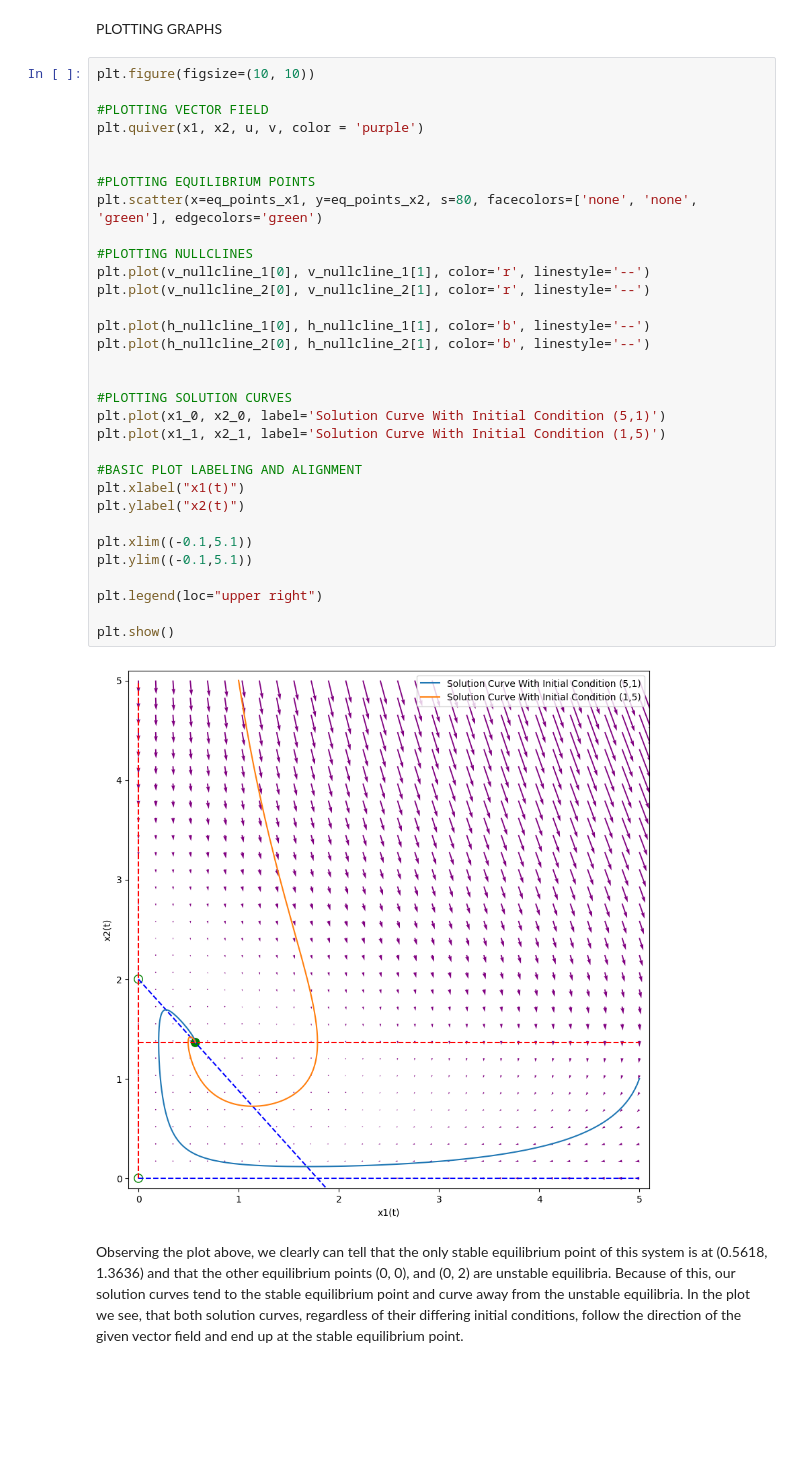
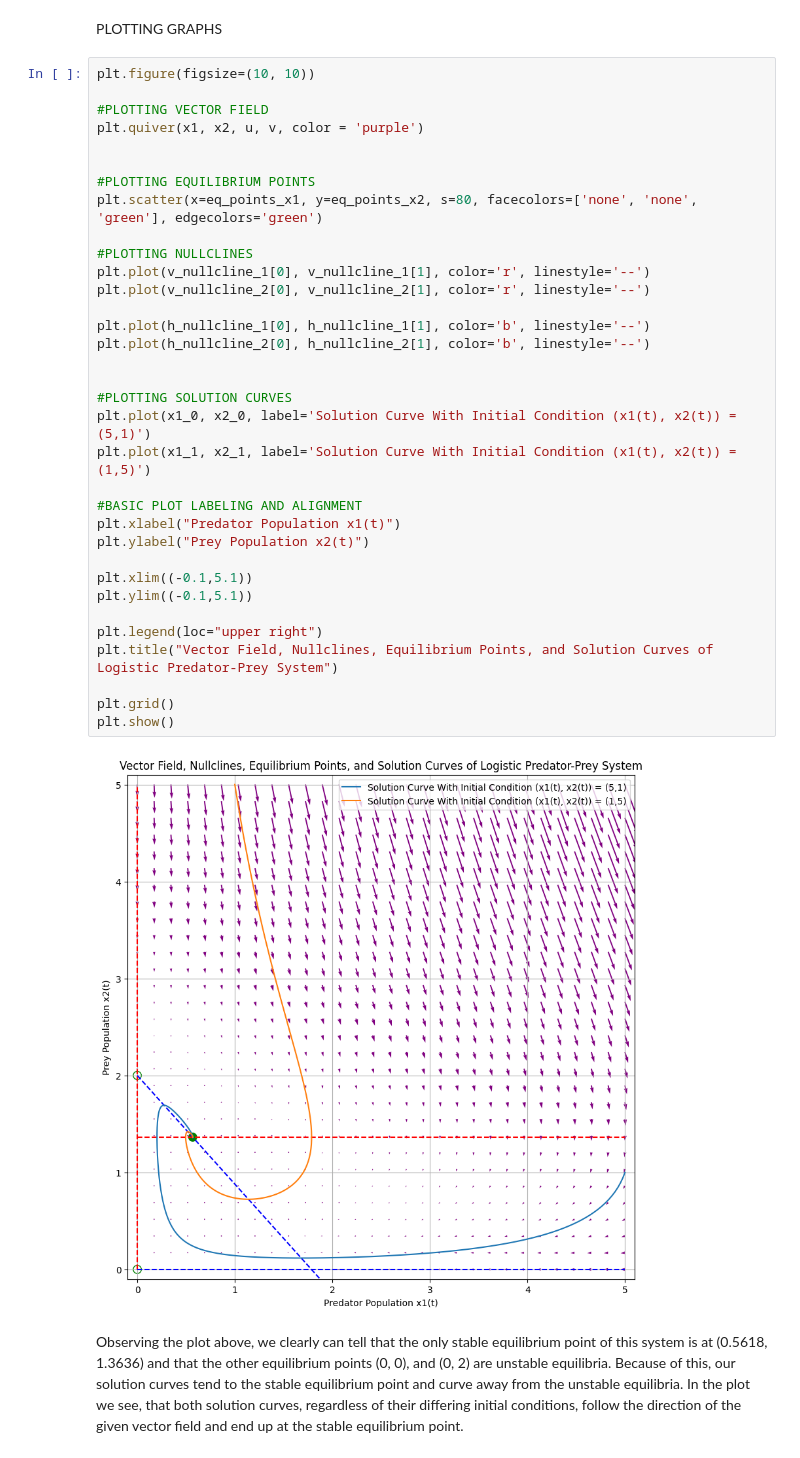
Before and after one commit to MrAnish123/Differential-Equations-Project-1, a Jupyter notebook: SetC.ipynb, the cells around one changed output. Cells and saved outputs as stored; diff of their text form; blank space fills up the shorter version.

```diff
--- a/SetC.ipynb
+++ b/SetC.ipynb
@@ -79,37 +79,39 @@ PLOTTING GRAPHS
 # %%
 plt.figure(figsize=(10, 10))
 
 #PLOTTING VECTOR FIELD
 plt.quiver(x1, x2, u, v, color = 'purple')
 
 
 #PLOTTING EQUILIBRIUM POINTS
 plt.scatter(x=eq_points_x1, y=eq_points_x2, s=80, facecolors=['none', 'none', 'green'], edgecolors='green')
 
 #PLOTTING NULLCLINES
 plt.plot(v_nullcline_1[0], v_nullcline_1[1], color='r', linestyle='--')
 plt.plot(v_nullcline_2[0], v_nullcline_2[1], color='r', linestyle='--')
 
 plt.plot(h_nullcline_1[0], h_nullcline_1[1], color='b', linestyle='--')
 plt.plot(h_nullcline_2[0], h_nullcline_2[1], color='b', linestyle='--')
 
 
 #PLOTTING SOLUTION CURVES
-plt.plot(x1_0, x2_0, label='Solution Curve With Initial Condition (5,1)')
-plt.plot(x1_1, x2_1, label='Solution Curve With Initial Condition (1,5)')
+plt.plot(x1_0, x2_0, label='Solution Curve With Initial Condition (x1(t), x2(t)) = (5,1)')
+plt.plot(x1_1, x2_1, label='Solution Curve With Initial Condition (x1(t), x2(t)) = (1,5)')
 
 #BASIC PLOT LABELING AND ALIGNMENT
-plt.xlabel("x1(t)")
-plt.ylabel("x2(t)")
+plt.xlabel("Predator Population x1(t)")
+plt.ylabel("Prey Population x2(t)")
 
 plt.xlim((-0.1,5.1))
 plt.ylim((-0.1,5.1))
 
 plt.legend(loc="upper right")
+plt.title("Vector Field, Nullclines, Equilibrium Points, and Solution Curves of Logistic Predator-Prey System")
 
+plt.grid()
 plt.show()
 # %% [output]
-[figure, old version]
+[figure, new version]
 # %% [markdown]
 Observing the plot above, we clearly can tell that the only stable equilibrium point of this system is at (0.5618, 1.3636) and that the other equilibrium points (0, 0), and (0, 2) are unstable equilibria. Because of this, our solution curves tend to the stable equilibrium point and curve away from the unstable equilibria. In the plot we see, that both solution curves, regardless of their differing initial conditions, follow the direction of the given vector field and end up at the stable equilibrium point.
 # %%
```
Also changed, not shown: parts of 2 cells of this notebook, 2 other files.
